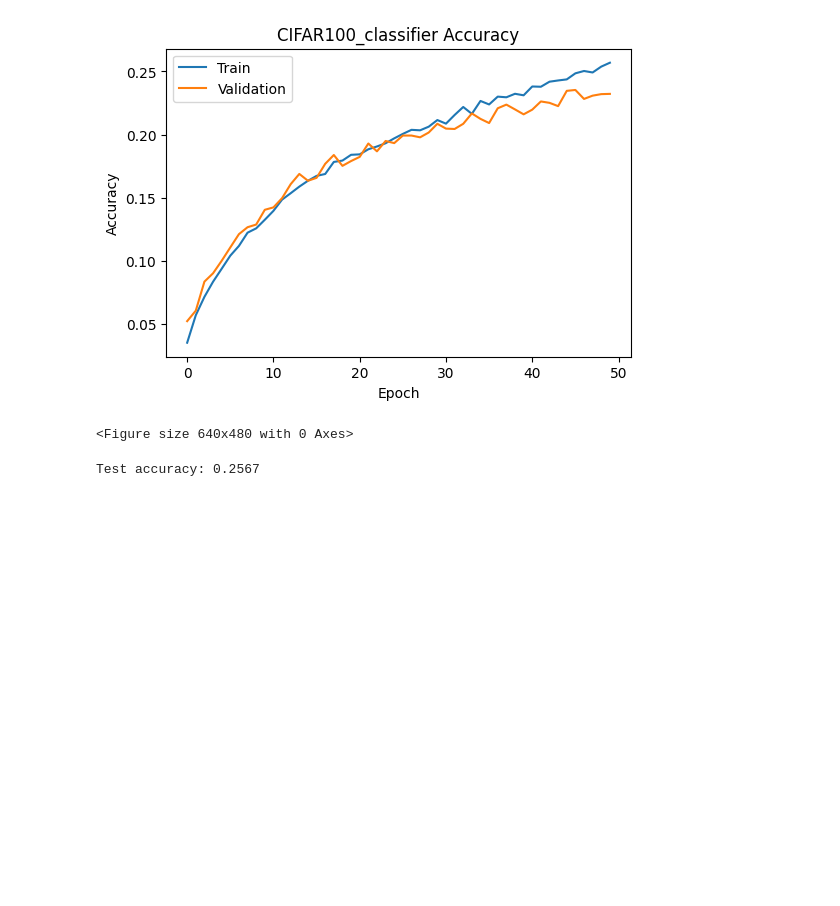
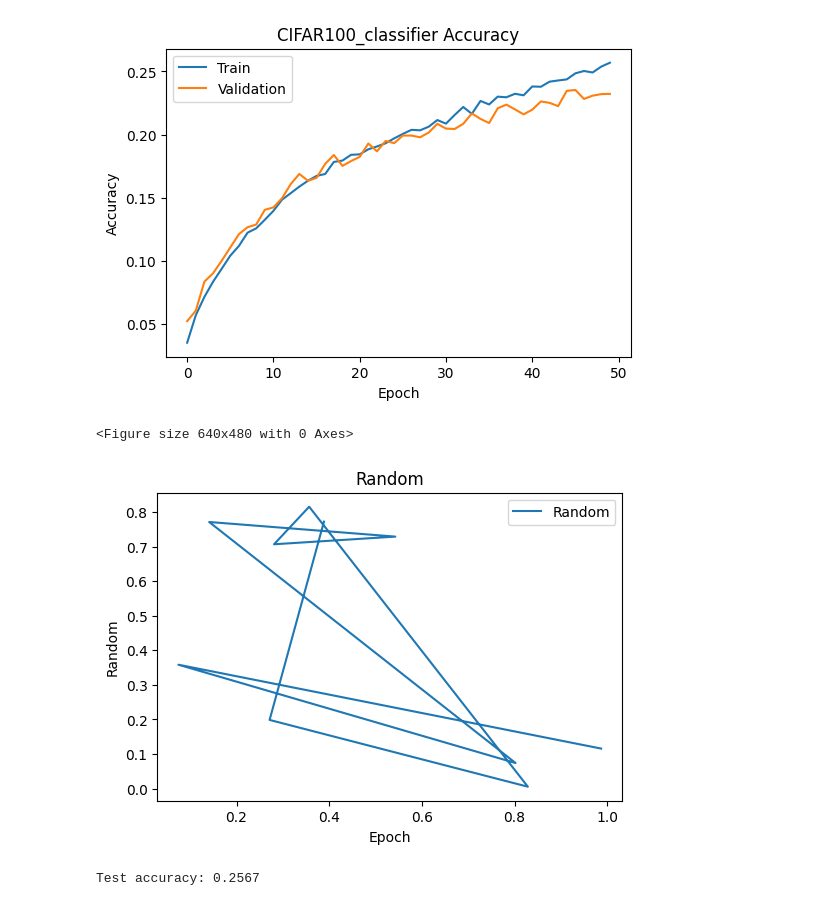
Before and after one commit to pressi-g/pytorch-vit, a Jupyter notebook: notebooks/final_vit_CIFAR100.ipynb, the cells around one changed output. Drawn from its saved outputs; the diff is of its cells as text; code cells hidden in the pictures; blank space fills up the shorter version.

```diff
--- a/notebooks/final_vit_CIFAR100.ipynb
+++ b/notebooks/final_vit_CIFAR100.ipynb
@@ -701,6 +693,21 @@ plt.savefig(f'{plot_dir}{model_name}_basic_acc.pdf', format="pdf")
 # %% [output]
 [figure]
 <Figure size 640x480 with 0 Axes>
+# %%
+# generate random plot to test if plots are saved
+plt.figure(figsize=(6, 4))
+plt.title(f'Random')
+xx = np.random.rand(10)
+yy = np.random.rand(10)
+plt.plot(xx, yy, label='Random')
+plt.ylabel('Random')
+plt.xlabel('Epoch')
+plt.legend()
+# save the plot
+plt.savefig('random.pdf', format="pdf")
+plt.show()
+# %% [output]
+[figure, added]
 # %%
 # test on the test set
 
```
Also changed, not shown: parts of 16 cells of this notebook.
